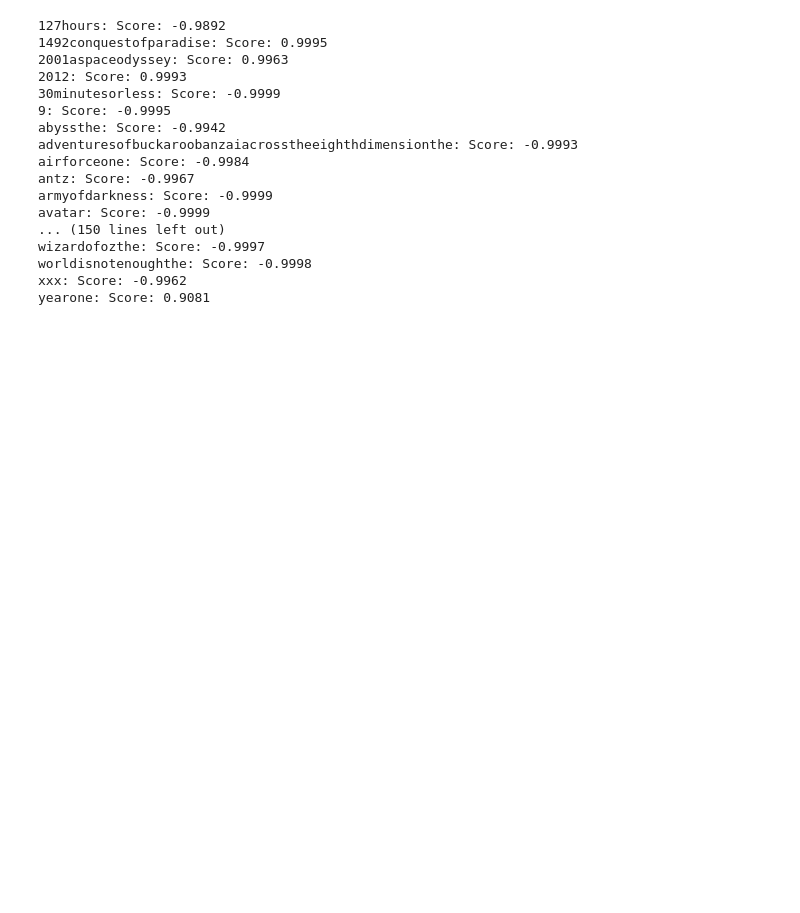
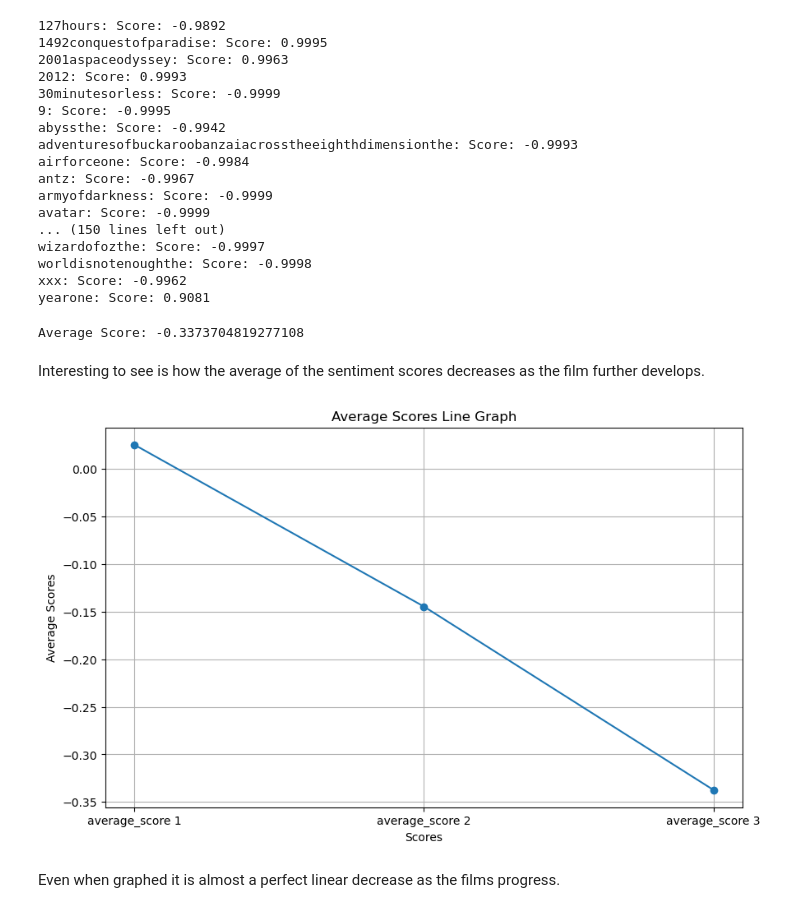
Before and after one commit to Hayden4man/370, a Jupyter notebook: Final Assignment.ipynb, the cells around one changed output. Drawn from its saved outputs; the diff is of its cells as text; code cells hidden in the pictures; blank space fills up the shorter version.

```diff
--- a/Final Assignment.ipynb
+++ b/Final Assignment.ipynb
@@ -303,7 +320,11 @@ yearone: Score: -0.9939
 # %%
+total_score2 = 0
+num_scores2 = 0
 for i, act in enumerate(act2scomp):
     file_name = titles[i]
     scores2 = sia.polarity_scores(act)["compound"]
+    total_score2 += scores2
+    num_scores2 += 1
     print(f"{file_name}: Score: {scores2}")
 # %% [output]
 127hours: Score: -0.9999
@@ -323,3 +344,6 @@ wizardofozthe: Score: -1.0
 worldisnotenoughthe: Score: -1.0
 xxx: Score: -0.9995
 yearone: Score: 0.9999
+# %%
+average_score2 = total_score2 / num_scores2
+print(f"Average Score: {average_score2}")
@@ -326,7 +352,11 @@ yearone: Score: 0.9999
 # %%
+total_score3 = 0
+num_scores3 = 0
 for i, act in enumerate(act3scomp):
     file_name = titles[i]
     scores3 = sia.polarity_scores(act)["compound"]
+    total_score3 += scores3
+    num_scores3 += 1
     print(f"{file_name}: Score: {scores3}")
 # %% [output]
 127hours: Score: -0.9892
@@ -346,3 +376,28 @@ wizardofozthe: Score: -0.9997
 worldisnotenoughthe: Score: -0.9998
 xxx: Score: -0.9962
 yearone: Score: 0.9081
+# %%
+average_score3 = total_score3 / num_scores3
+print(f"Average Score: {average_score3}")
+# %% [output]
+Average Score: -0.3373704819277108
+# %% [markdown]
+Interesting to see is how the average of the sentiment scores decreases as the film further develops.
+# %%
+import matplotlib.pyplot as plt
+
+# Assuming you have three average scores stored in variables average_score_1, average_score_2, and average_score_3
+average_scores = [average_score1, average_score2, average_score3]
+names = ["average_score 1", "average_score 2", "average_score 3"]
+
+plt.figure(figsize=(10, 6))
+plt.plot(names, average_scores, marker='o')
+plt.xlabel('Scores')
+plt.ylabel('Average Scores')
+plt.title('Average Scores Line Graph')
+plt.grid(True)
+plt.show()
+# %% [output]
+[figure, added]
+# %% [markdown]
+Even when graphed it is almost a perfect linear decrease as the films progress.
```
Also changed, not shown: parts of 12 cells of this notebook.
